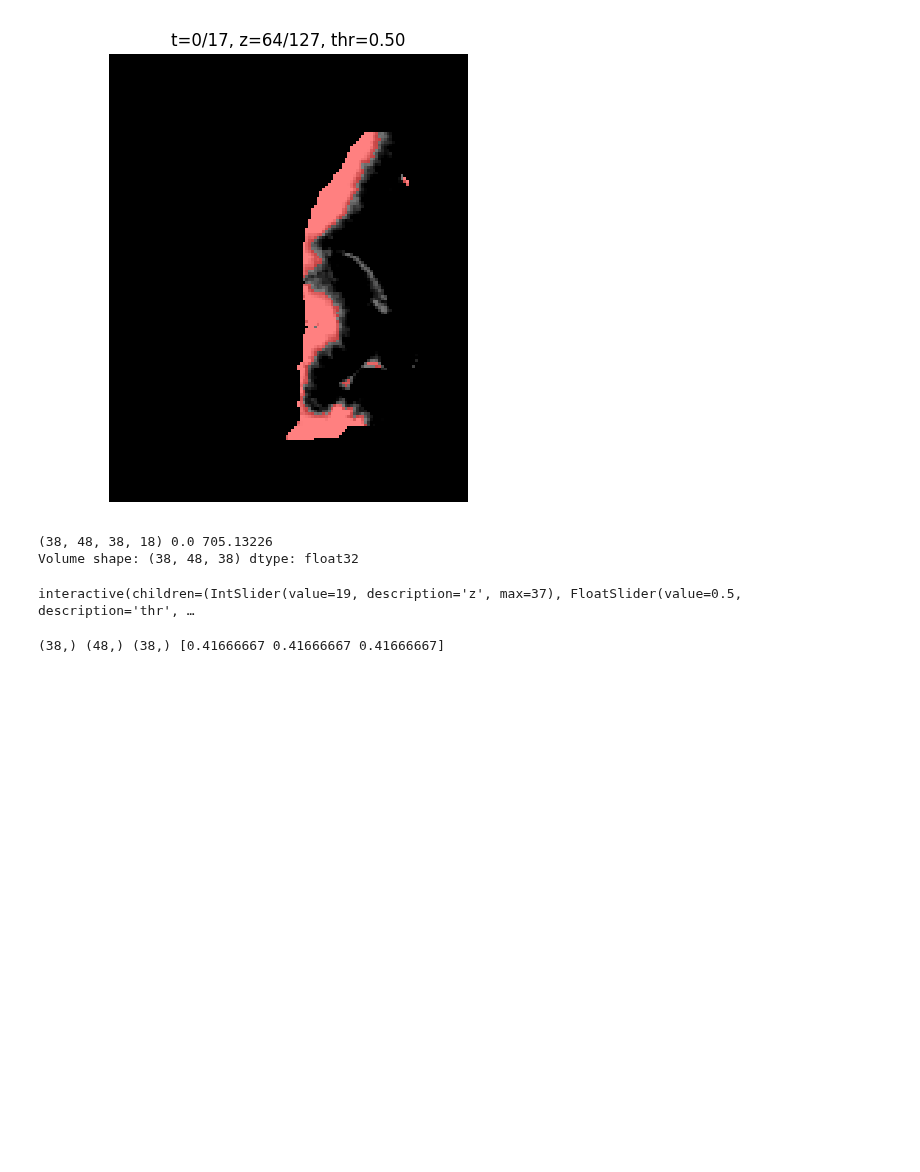
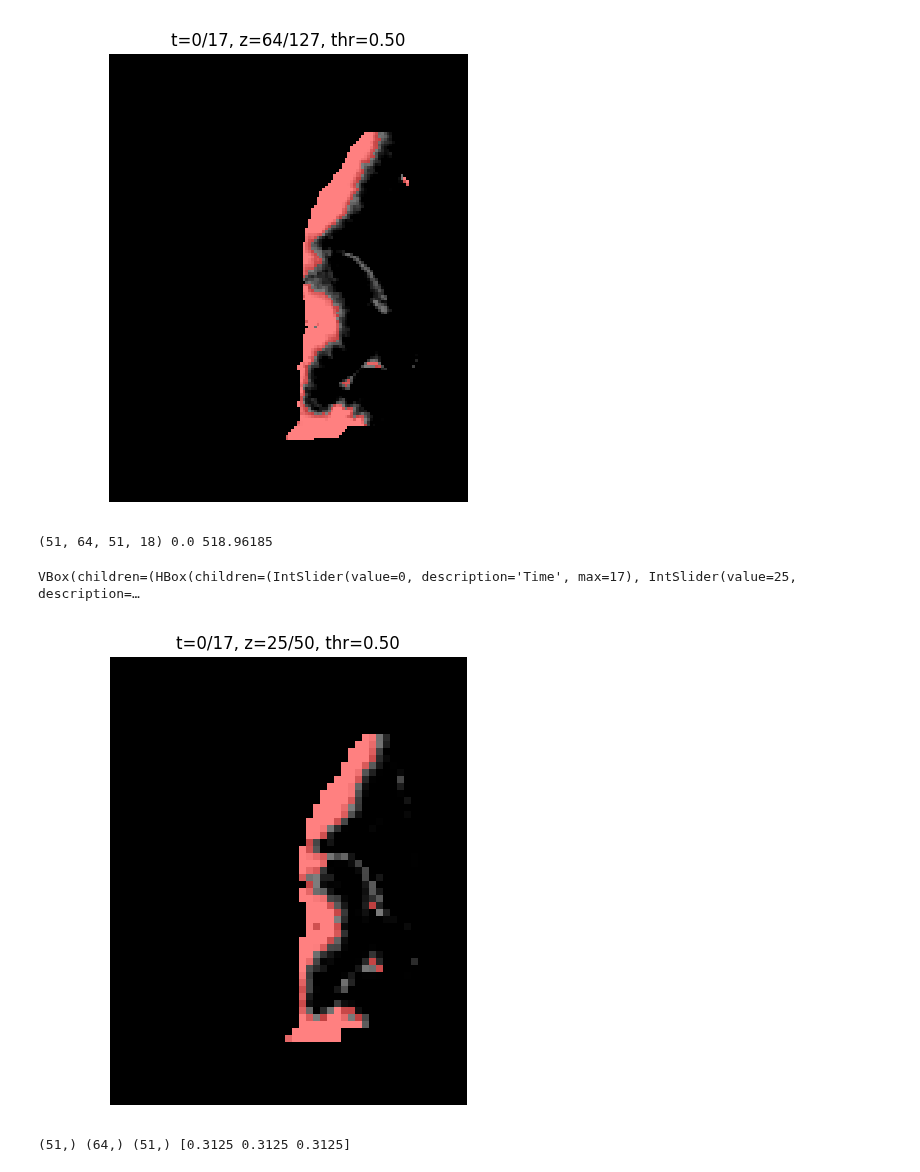
Before and after one commit to Winfred666/MRI_PINN, a Jupyter notebook: mri_dateset_generator.ipynb, the cells around one changed output. Saved outputs shown, nothing was run; the diff lists cells and outputs as text; code cells hidden in the pictures; blank space fills up the shorter version.

```diff
--- a/mri_dateset_generator.ipynb
+++ b/mri_dateset_generator.ipynb
@@ -2,7 +2,7 @@
 ### A test of nibabel to load nii DCE-MRI data into dataset
 # %%
 # Select the image to downsample (e.g., imgs[0])
-zoom_factors = (0.3, 0.3, 0.3)
+zoom_factors = (0.4, 0.4, 0.4)
 
 timeindex = list(range(9, 27))  # 4,5,...35, total 32 time points
 # %%
@@ -78,24 +78,24 @@ VBox(children=(HBox(children=(IntSlider(value=0, description='Time', max=17), In
 # %%
 
 pixdim = pixdim / np.array(zoom_factors)
 
 # zoom and masked (optionally threshold) each image in the 4D array
 zoom_factors_4d = (*zoom_factors, 1)
 
 downsampled_mask = zoom(postmask.astype(float), zoom_factors, order=1) > 0.5 # Use linear for masks
 
 down_imgs = zoom(imgs, zoom_factors_4d, order=3)
 down_imgs *= downsampled_mask[..., np.newaxis]  # apply mask
 
 down_imgs[down_imgs < 0] = 0
 
 # Print the new shape
 print(down_imgs.shape, down_imgs.min(), down_imgs.max())
-_ = draw_nifti_slices_with_threshold(down_imgs)
+_ = draw_nifti_slices_with_time(down_imgs)
 # %% [output]
-(38, 48, 38, 18) 0.0 705.13226
-Volume shape: (38, 48, 38) dtype: float32
+(51, 64, 51, 18) 0.0 518.96185
-interactive(children=(IntSlider(value=19, description='z', max=37), FloatSlider(value=0.5, description='thr', …
+VBox(children=(HBox(children=(IntSlider(value=0, description='Time', max=17), IntSlider(value=25, description=…
+[figure, added]
 # %%
 # prepare x, which is from pixdim per voxel
 x = np.arange(0, down_imgs.shape[0]) * pixdim[0]
@@ -114,4 +114,4 @@ np.savez_compressed("data/dataset_downsampled.npz",
                     z=z.astype(np.float32),
                     t=np.array(timestamp, dtype=np.float32),)
 # %% [output]
-(38,) (48,) (38,) [0.41666667 0.41666667 0.41666667]
+(51,) (64,) (51,) [0.3125 0.3125 0.3125]
```
Also changed, not shown: 21 other files.
